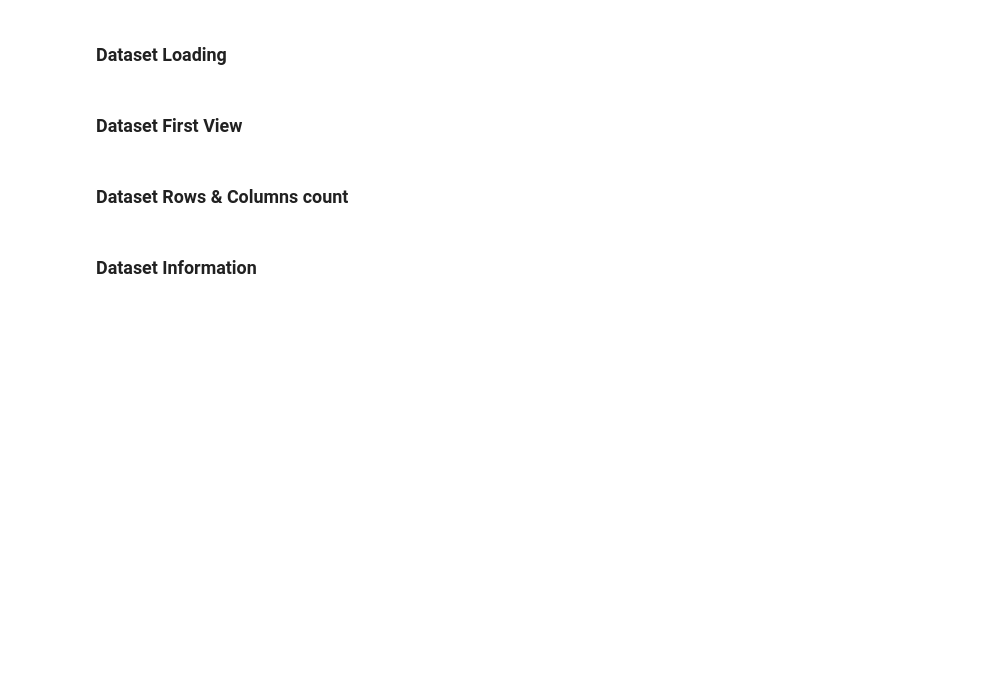
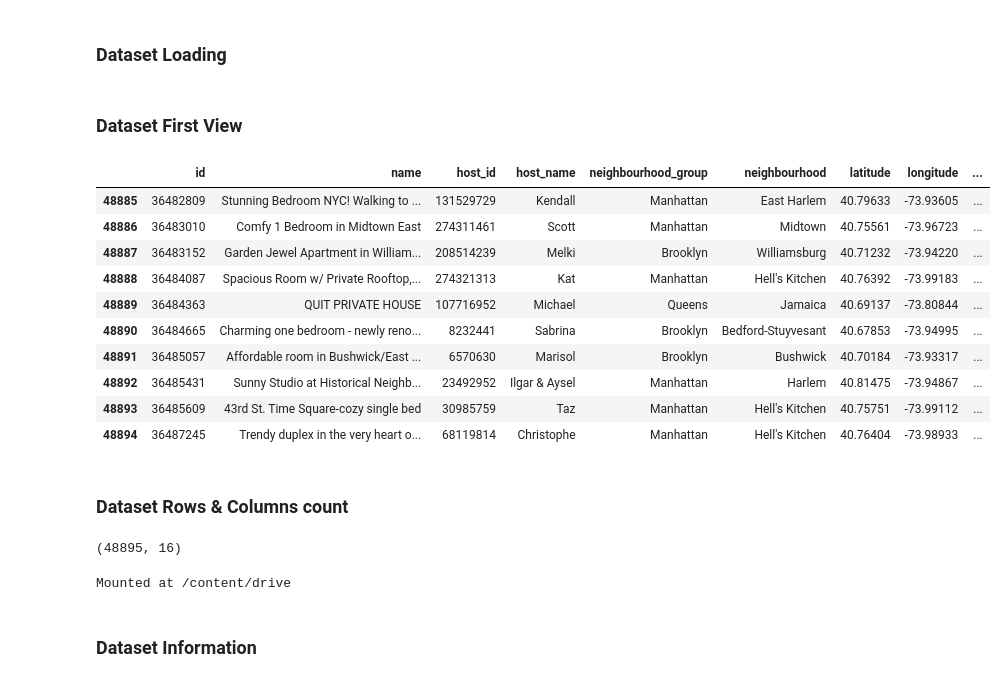
Before and after one commit to kapilkukreja469/Airbnb_bookings_analysis_project, a Jupyter notebook: Sample_EDA_Submission_Template.ipynb, the cells around one changed output. Drawn from its saved outputs; the diff is of its cells as text; code cells hidden in the pictures; blank space fills up the shorter version.

```diff
--- a/Sample_EDA_Submission_Template.ipynb
+++ b/Sample_EDA_Submission_Template.ipynb
@@ -72,11 +77,37 @@ M - Multivariate Analysis
+# %%
+# Load Dataset
+path='/content/Airbnb NYC 2019.csv'
+path2='/content/drive/MyDrive/Airbnb bookings analysis project/Airbnb NYC 2019.csv'
+airbnb_df = pd.read_csv(path2)
 # %% [markdown]
 ### Dataset First View
 # %%
 # Dataset First Look
+airbnb_df.tail(10)
+# %% [output]
+|  | id | name | host_id | host_name | neighbourhood_group | neighbourhood | latitude | longitude | ... |
+| 48885 | 36482809 | Stunning Bedroom NYC! Walking to ... | 131529729 | Kendall | Manhattan | East Harlem | 40.79633 | -73.93605 | ... |
+| 48886 | 36483010 | Comfy 1 Bedroom in Midtown East | 274311461 | Scott | Manhattan | Midtown | 40.75561 | -73.96723 | ... |
+| 48887 | 36483152 | Garden Jewel Apartment in William... | 208514239 | Melki | Brooklyn | Williamsburg | 40.71232 | -73.94220 | ... |
+| 48888 | 36484087 | Spacious Room w/ Private Rooftop,... | 274321313 | Kat | Manhattan | Hell's Kitchen | 40.76392 | -73.99183 | ... |
+| 48889 | 36484363 | QUIT PRIVATE HOUSE | 107716952 | Michael | Queens | Jamaica | 40.69137 | -73.80844 | ... |
+| 48890 | 36484665 | Charming one bedroom - newly reno... | 8232441 | Sabrina | Brooklyn | Bedford-Stuyvesant | 40.67853 | -73.94995 | ... |
+| 48891 | 36485057 | Affordable room in Bushwick/East ... | 6570630 | Marisol | Brooklyn | Bushwick | 40.70184 | -73.93317 | ... |
+| 48892 | 36485431 | Sunny Studio at Historical Neighb... | 23492952 | Ilgar & Aysel | Manhattan | Harlem | 40.81475 | -73.94867 | ... |
+| 48893 | 36485609 | 43rd St. Time Square-cozy single bed | 30985759 | Taz | Manhattan | Hell's Kitchen | 40.75751 | -73.99112 | ... |
+| 48894 | 36487245 | Trendy duplex in the very heart o... | 68119814 | Christophe | Manhattan | Hell's Kitchen | 40.76404 | -73.98933 | ... |
 # %% [markdown]
 ### Dataset Rows & Columns count
 # %%
 # Dataset Rows & Columns count
+airbnb_df.shape
+# %% [output]
+(48895, 16)
+# %%
+from google.colab import drive
+drive.mount('/content/drive')
+# %% [output]
+Mounted at /content/drive
 # %% [markdown]
 ### Dataset Information
 # %%
```
Also changed, not shown: parts of 7 cells of this notebook.
